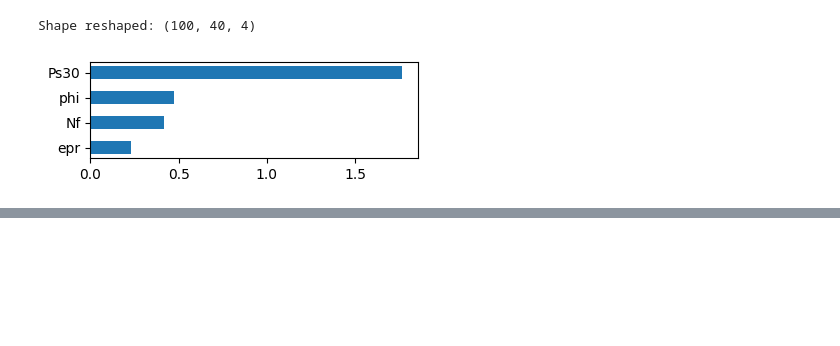
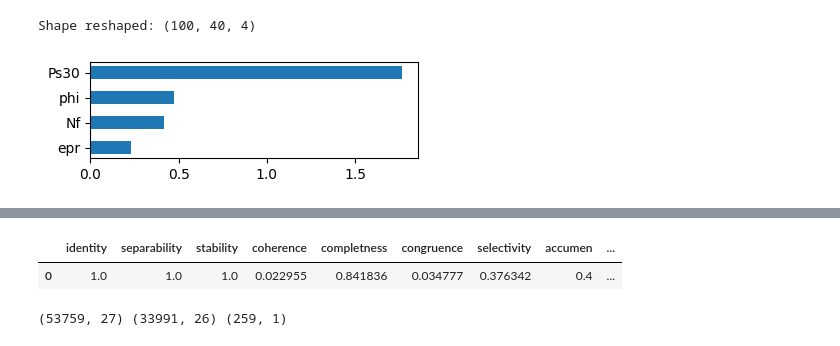
Before and after one commit to laminendao/asmbi, a Jupyter notebook: model_explantionfd002.ipynb, the cells around one changed output, grey strips where cells are left out. Cells and saved outputs as stored; diff of their text form; code cells hidden in the pictures; blank space fills up the shorter version.

```diff
--- a/model_explantionfd002.ipynb
+++ b/model_explantionfd002.ipynb
@@ -584,0 +833,67 @@ plt.show()
+# %%
+k=5
+test_array_susbset = test_array[k:k+5]
+shap_values_test = shap_values[k:k+5]
+df = shap_values.reshape((shap_values_test.shape[0],-1))
+
+# Create a DataFrame from the reshaped SHAP values
+list_metrics_shap = {}
+shap_dist = pd.DataFrame(squareform(pdist(df))) # shap values explanation matrix
+
+X_dist = pd.DataFrame(squareform(pdist(test_array_susbset.reshape((test_array_susbset.shape[0], -1)))))
+
+
+list_metrics_shap['identity'] = identity(X_dist, shap_dist)
+list_metrics_shap['separability'] = separability(X_dist, shap_dist)
+list_metrics_shap['stability'] = stability(X_dist, shap_dist)
+print(list_metrics_shap)
+
+list_metrics_shap['coherence'], list_metrics_shap['completness'], list_metrics_shap['congruence'] = coherence(model=model.predict,
+                                                explainer = get_explainations,
+                                            samples=test_array_susbset,
+                                                targets=label_array, e = explainer, L2X=True)
+print(list_metrics_shap)
+test_array_sampling = test_array_susbset
+list_metrics_shap['selectivity'] = selectivity(model=model.predict, explainer = get_explainations,
+                                samples=test_array_sampling, e_x=explainer, L2X=True)
+list_metrics_shap['accumen'] = acumen(get_explainations, test_array_sampling, e=explainer, L2X=True)
+list_metrics_shap['Verm_stability'] = stability_Velmurugan(get_explainations, test_array_sampling,
+                                                            e=explainer, top_features=200, L2X=True)
+print(list_metrics_shap)
+list_metrics_shap['fidelity'], list_metrics_shap['sparsity']= fidelity(model=model.predict,
+                                                explainer = get_explainations,
+                                                samples=test_array_sampling,
+                                                e = explainer, L2X=True)
+print(list_metrics_shap)
+list_metrics_shap['instability']= instability(model=model.predict,
+                                                explainer = get_explainations,
+                                                samples=test_array_sampling,
+                                                e = explainer, L2X=True)
+print(list_metrics_shap)
+
+df_metrics = pd.DataFrame()
+list_metrics_shap_idfc = list_metrics_shap
+
+list_metrics_shap['model'] = "idfc"
+df_metrics = pd.concat([df_metrics, pd.DataFrame([list_metrics_shap_idfc])])
+df_metrics
+# %% [output]
+|  | identity | separability | stability | coherence | completness | congruence | selectivity | accumen | ... |
+| 0 | 1.0 | 1.0 | 1.0 | 0.022955 | 0.841836 | 0.034777 | 0.376342 | 0.4 | ... |
+# %%
+# Load data
+# Load data and preprocess
+train, test, y_test = prepare_data('FD002.txt')
+print(train.shape, test.shape, y_test.shape)
+sensor_names = ['T20','T24','T30','T50','P20','P15','P30','Nf','Nc','epr','Ps30','phi',
+                    'NRf','NRc','BPR','farB','htBleed','Nf_dmd','PCNfR_dmd','W31','W32']
+
+remaining_sensors = ['T24','T30','T50', 'P15', 'P30','Nf','Nc', 'epr','Ps30','phi',
+                    'NRf','NRc','BPR','htBleed','W31','W32']
+
+drop_sensors = [element for element in sensor_names if element not in remaining_sensors]
+
+rul_piecewise = 125
+train['RUL'].clip(upper=rul_piecewise, inplace=True)
+# %% [output]
+(53759, 27) (33991, 26) (259, 1)
```
Also changed, not shown: parts of 19 cells of this notebook, 14 other files.
